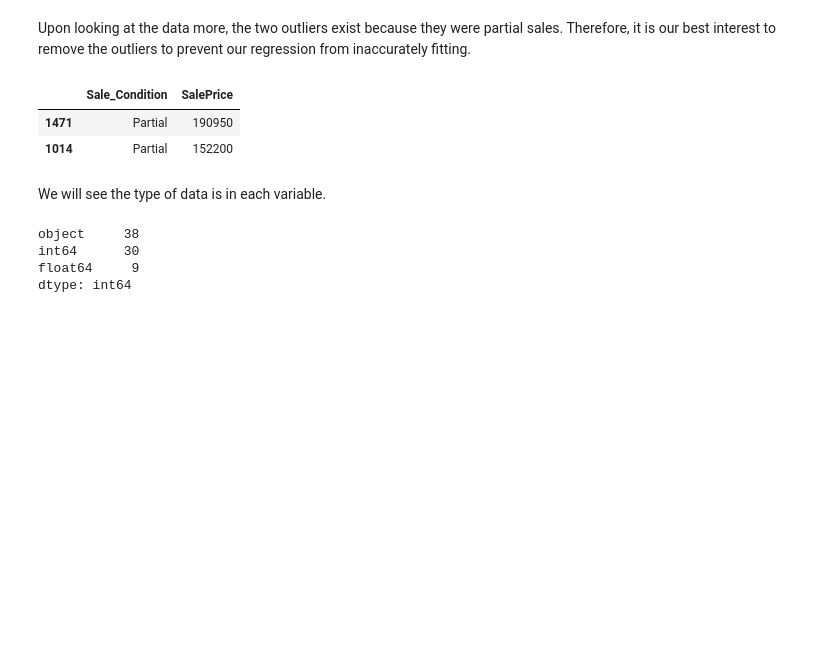
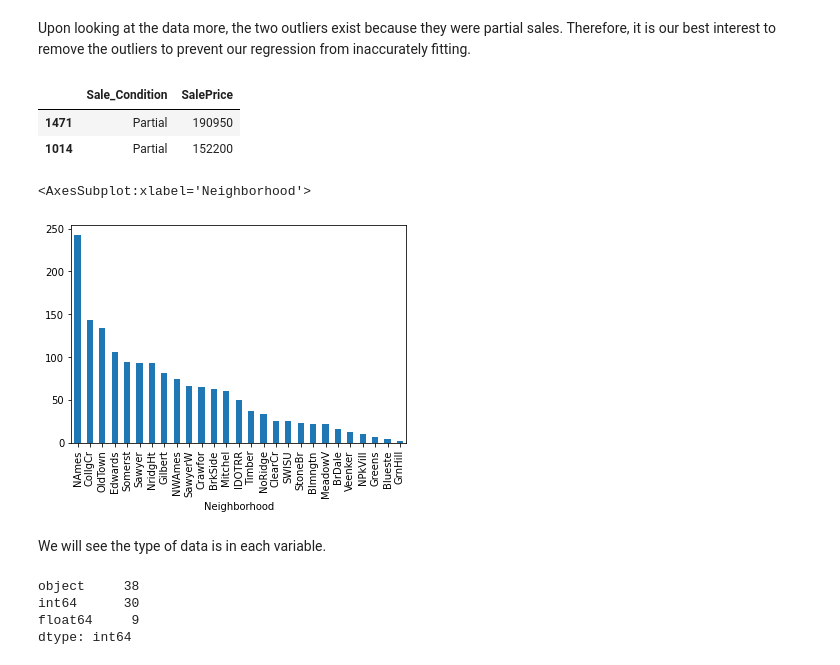
Before and after one commit to benchang123/Ames-Housing, a Jupyter notebook: Ames Housing Writeup.ipynb, the cells around one changed output. Drawn from its saved outputs; the diff is of its cells as text; code cells hidden in the pictures; blank space fills up the shorter version.

```diff
--- a/Ames Housing Writeup.ipynb
+++ b/Ames Housing Writeup.ipynb
@@ -84,6 +80,11 @@ def remove_outliers(data, variable, upper):
     return data.loc[(data[variable] < upper), :]
 
 training_data = remove_outliers(training_data, 'Gr_Liv_Area', 5000)
+# %%
+training_data.groupby('Neighborhood').size().sort_values(ascending=False).plot(kind='bar')
+# %% [output]
+<AxesSubplot:xlabel='Neighborhood'>
+[figure, added]
 # %% [markdown]
 We will see the type of data is in each variable.
 # %%
```
Also changed, not shown: parts of 11 cells of this notebook.
